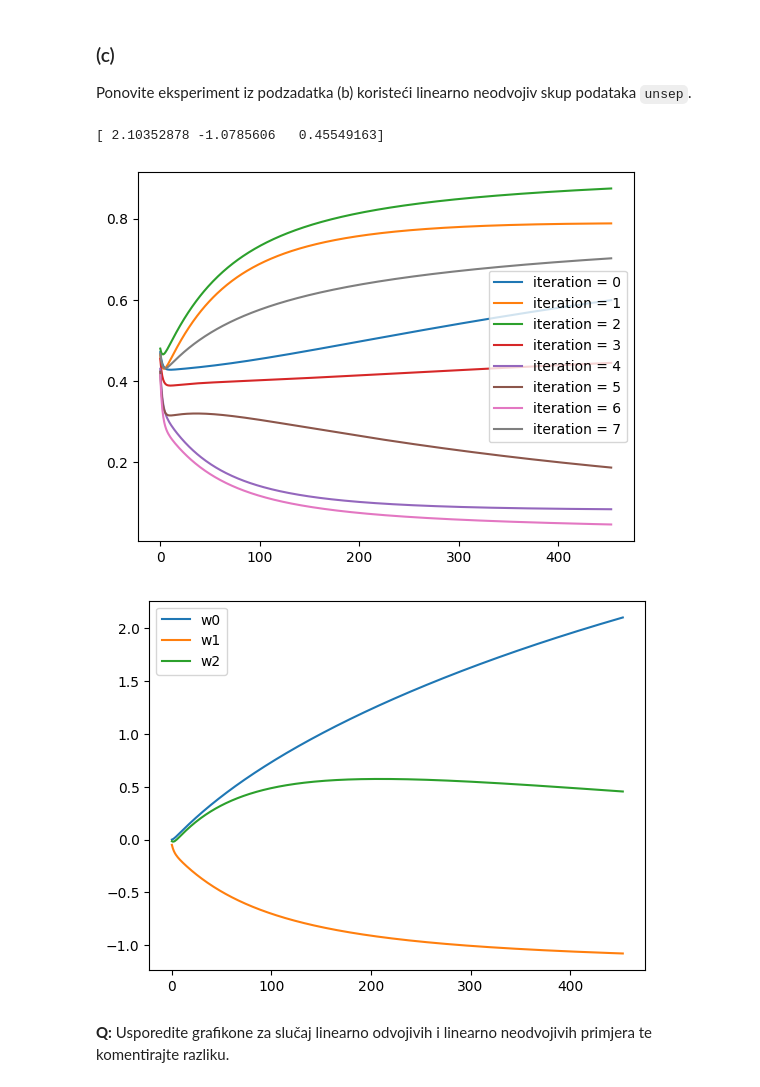
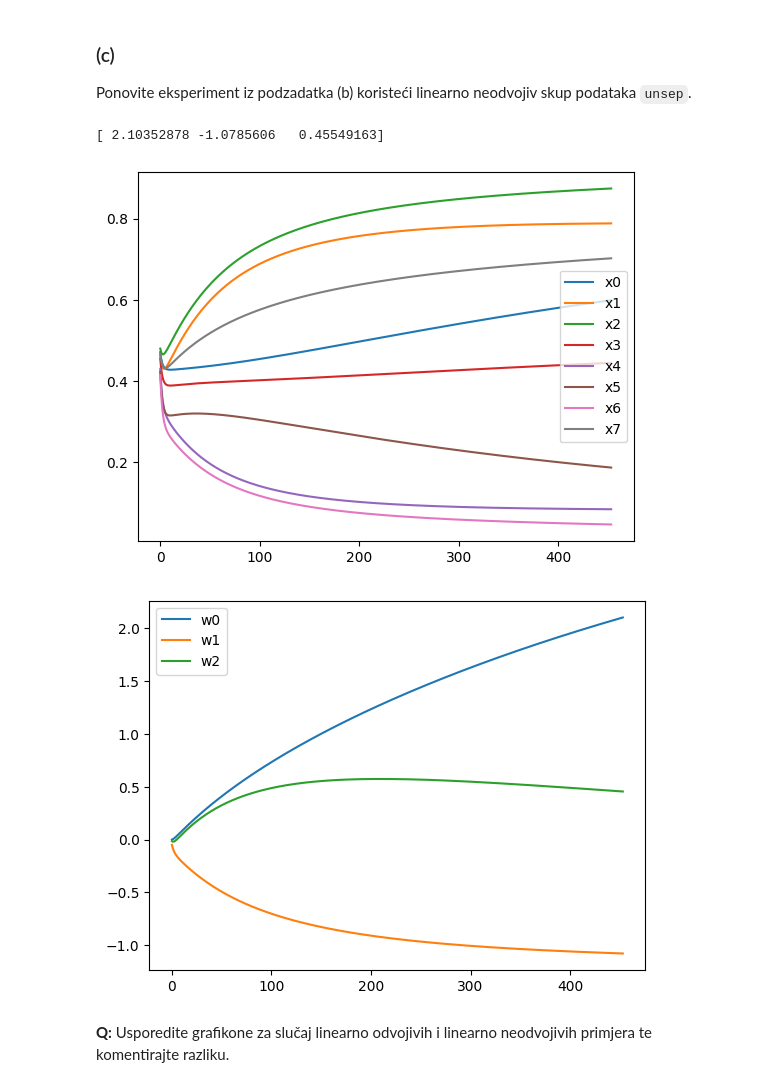
Before and after one commit to savipauk/faks-last-semester, a Jupyter notebook: strojno/2026/SU1-2026-LAB2.ipynb, the cells around one changed output. Drawn from its saved outputs; the diff is of its cells as text; code cells hidden in the pictures.

```diff
--- a/strojno/2026/SU1-2026-LAB2.ipynb
+++ b/strojno/2026/SU1-2026-LAB2.ipynb
@@ -440,7 +440,7 @@ for j, xs in enumerate(seven_X_poly):
     iters[j] = hx
 
 for k, v in iters.items():
-    plt.plot(v, label=f'iteration = {k}')
+    plt.plot(v, label=f'x{k}')
 
 plt.legend()
 plt.show()
@@ -470,35 +470,35 @@ unsep_y = np.append(seven_y, 0)
 w, w_list = lr_train(unsep_X, unsep_y, trace = True)
 print(w)
 poly = PolynomialFeatures(degree = 1, include_bias = True)
 unsep_X_poly = poly.fit_transform(unsep_X)
 error = cross_entropy_error(unsep_X_poly, unsep_y, w)
 
 iters = {}
 for j, xs in enumerate(unsep_X_poly):
     hx = []
     for i, ws in enumerate(w_list):
         hx.append(lr_h(xs, ws))
     iters[j] = hx
 
 for k, v in iters.items():
-    plt.plot(v, label=f'iteration = {k}')
+    plt.plot(v, label=f'x{k}')
 
 plt.legend()
 plt.show()
 
 iters = { i: [] for i in range(len(w_list[0]))}
 for ws in w_list:
     for i in range(len(ws)):
         iters[i].append(ws[i])
 
 for k, v in iters.items():
     plt.plot(v, label=f'w{k}')
 
 plt.legend()
 plt.show()
 # %% [output]
 [ 2.10352878 -1.0785606   0.45549163]
-[figure, old version]
+[figure, new version]
 [figure]
 # %% [markdown]
 **Q:** Usporedite grafikone za slučaj linearno odvojivih i linearno neodvojivih primjera te komentirajte razliku.
```
Also changed, not shown: parts of 1 cell of this notebook.
